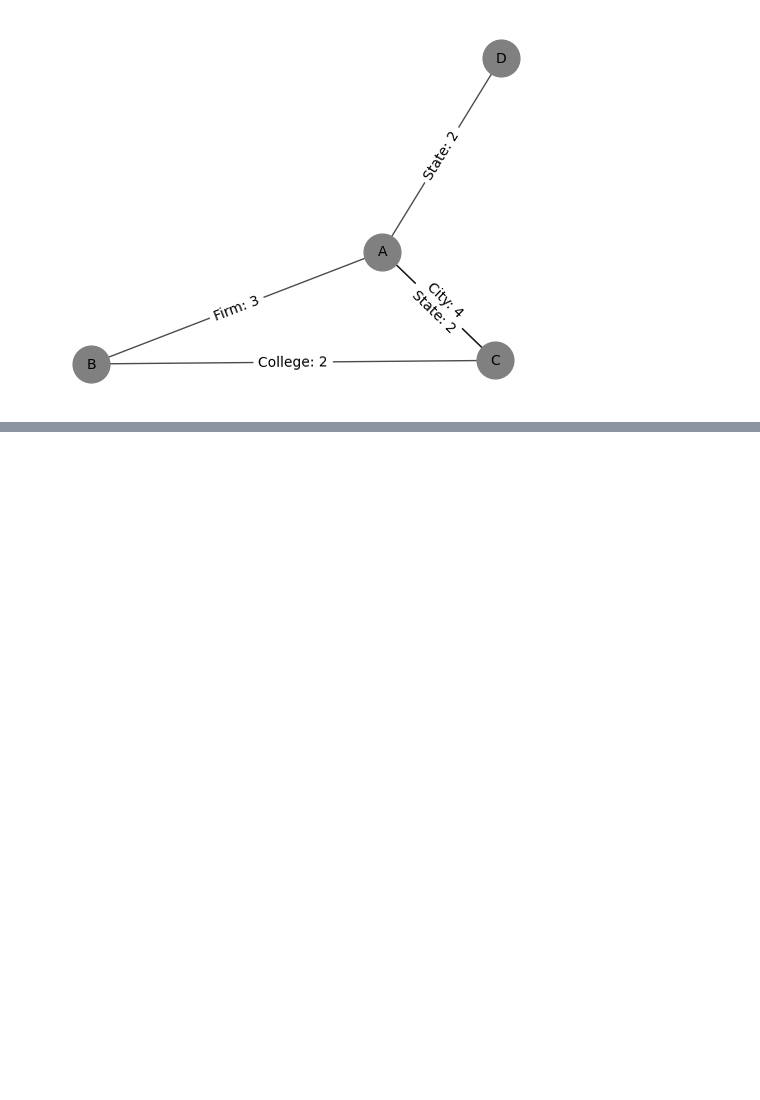
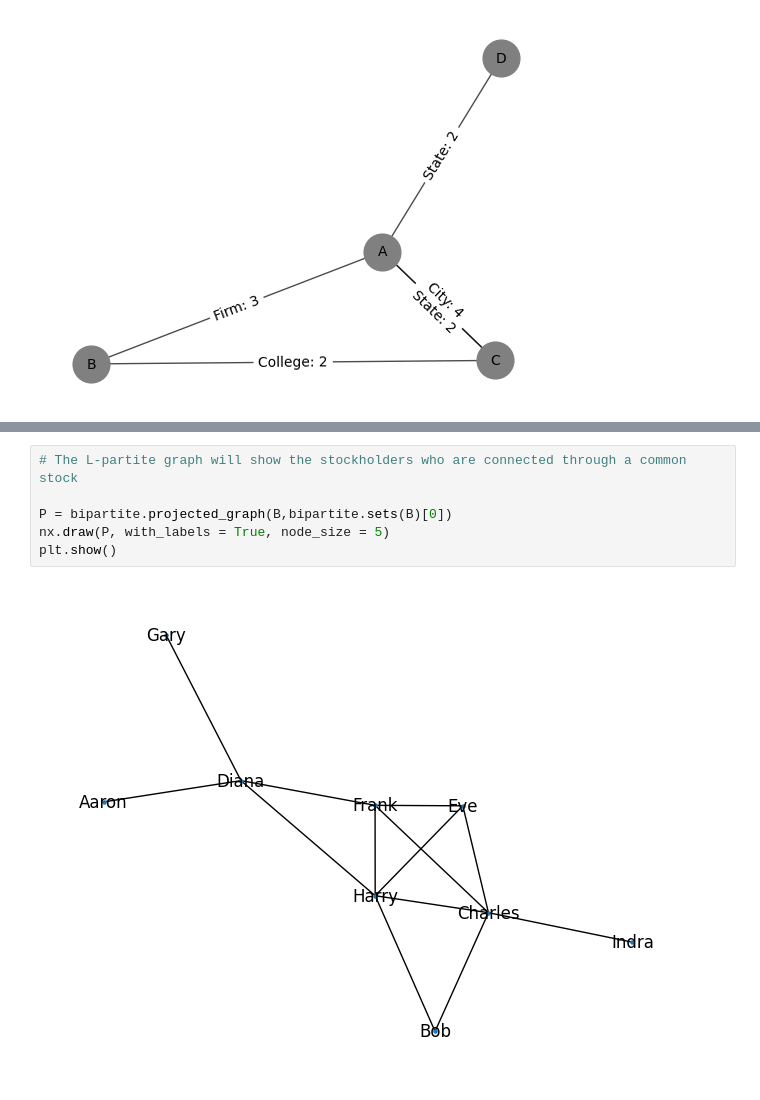
Before and after one commit to datxander/Process-mining, a Jupyter notebook: NetworkX_101.ipynb, the cells around one changed output, grey strips where cells are left out. Cells and saved outputs as stored; diff of their text form; blank space fills up the shorter version.

```diff
--- a/NetworkX_101.ipynb
+++ b/NetworkX_101.ipynb
@@ -170,0 +234,8 @@ plt.show()
+# %%
+# The L-partite graph will show the stockholders who are connected through a common stock
+
+P = bipartite.projected_graph(B,bipartite.sets(B)[0])
+nx.draw(P, with_labels = True, node_size = 5)
+plt.show()
+# %% [output]
+[figure, added]
```
Also changed, not shown: parts of 25 cells of this notebook.
